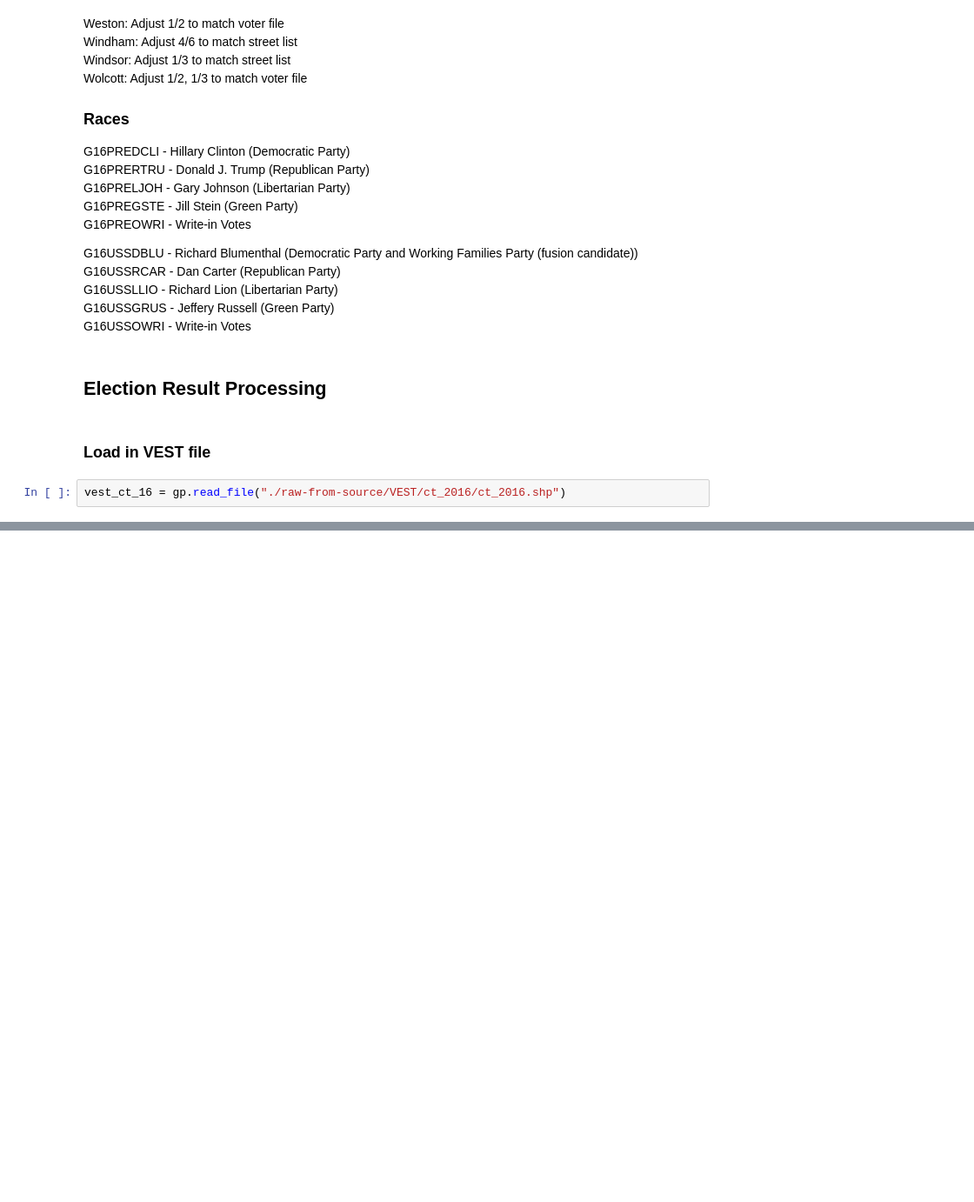
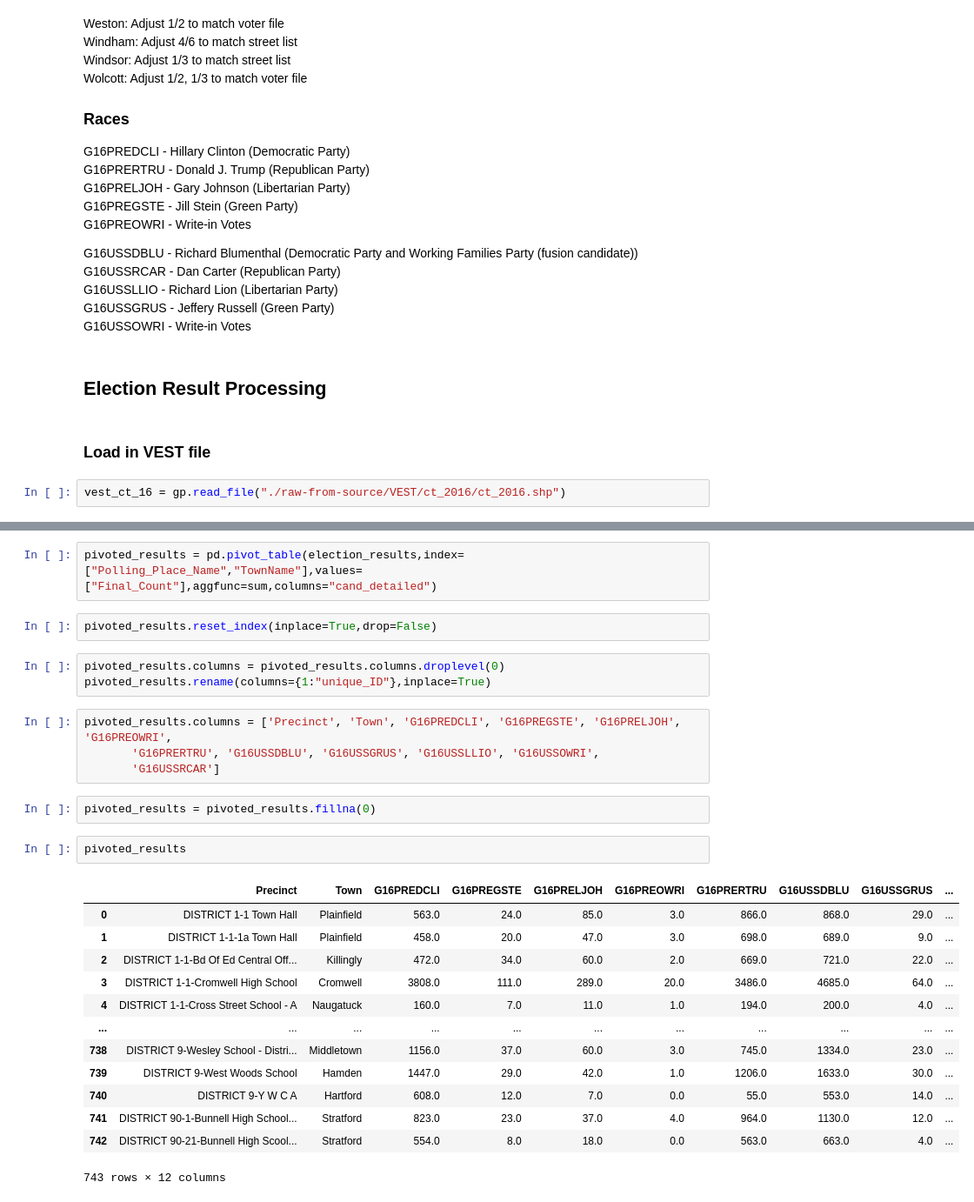
Before and after one commit to nonpartisan-redistricting-datahub/pdv-ct, a Jupyter notebook: vest-ct-16/vest-ct-16-validation.ipynb, the cells around one changed output, grey strips where cells are left out. Shown at 87% size. Drawn from its saved outputs; the diff is of its cells as text; blank space fills up the shorter version.

Commit message:
Done with election results

```diff
--- a/vest-ct-16/vest-ct-16-validation.ipynb
+++ b/vest-ct-16/vest-ct-16-validation.ipynb
@@ -106,0 +196,29 @@ vest_ct_16 = gp.read_file("./raw-from-source/VEST/ct_2016/ct_2016.shp")
+# %%
+pivoted_results = pd.pivot_table(election_results,index=["Polling_Place_Name","TownName"],values=["Final_Count"],aggfunc=sum,columns="cand_detailed")
+# %%
+pivoted_results.reset_index(inplace=True,drop=False)
+# %%
+pivoted_results.columns = pivoted_results.columns.droplevel(0)
+pivoted_results.rename(columns={1:"unique_ID"},inplace=True)
+# %%
+pivoted_results.columns = ['Precinct', 'Town', 'G16PREDCLI', 'G16PREGSTE', 'G16PRELJOH', 'G16PREOWRI',
+       'G16PRERTRU', 'G16USSDBLU', 'G16USSGRUS', 'G16USSLLIO', 'G16USSOWRI',
+       'G16USSRCAR']
+# %%
+pivoted_results = pivoted_results.fillna(0)
+# %%
+pivoted_results
+# %% [output]
+|  | Precinct | Town | G16PREDCLI | G16PREGSTE | G16PRELJOH | G16PREOWRI | G16PRERTRU | G16USSDBLU | G16USSGRUS | ... |
+| 0 | DISTRICT 1-1 Town Hall | Plainfield | 563.0 | 24.0 | 85.0 | 3.0 | 866.0 | 868.0 | 29.0 | ... |
+| 1 | DISTRICT 1-1-1a Town Hall | Plainfield | 458.0 | 20.0 | 47.0 | 3.0 | 698.0 | 689.0 | 9.0 | ... |
+| 2 | DISTRICT 1-1-Bd Of Ed Central Off... | Killingly | 472.0 | 34.0 | 60.0 | 2.0 | 669.0 | 721.0 | 22.0 | ... |
+| 3 | DISTRICT 1-1-Cromwell High School | Cromwell | 3808.0 | 111.0 | 289.0 | 20.0 | 3486.0 | 4685.0 | 64.0 | ... |
+| 4 | DISTRICT 1-1-Cross Street School - A | Naugatuck | 160.0 | 7.0 | 11.0 | 1.0 | 194.0 | 200.0 | 4.0 | ... |
+| ... | ... | ... | ... | ... | ... | ... | ... | ... | ... | ... |
+| 738 | DISTRICT 9-Wesley School - Distri... | Middletown | 1156.0 | 37.0 | 60.0 | 3.0 | 745.0 | 1334.0 | 23.0 | ... |
+| 739 | DISTRICT 9-West Woods School | Hamden | 1447.0 | 29.0 | 42.0 | 1.0 | 1206.0 | 1633.0 | 30.0 | ... |
+| 740 | DISTRICT 9-Y W C A | Hartford | 608.0 | 12.0 | 7.0 | 0.0 | 55.0 | 553.0 | 14.0 | ... |
+| 741 | DISTRICT 90-1-Bunnell High School... | Stratford | 823.0 | 23.0 | 37.0 | 4.0 | 964.0 | 1130.0 | 12.0 | ... |
+| 742 | DISTRICT 90-21-Bunnell High Scool... | Stratford | 554.0 | 8.0 | 18.0 | 0.0 | 563.0 | 663.0 | 4.0 | ... |
+743 rows × 12 columns
```
Also changed, not shown: parts of 35 cells of this notebook.
